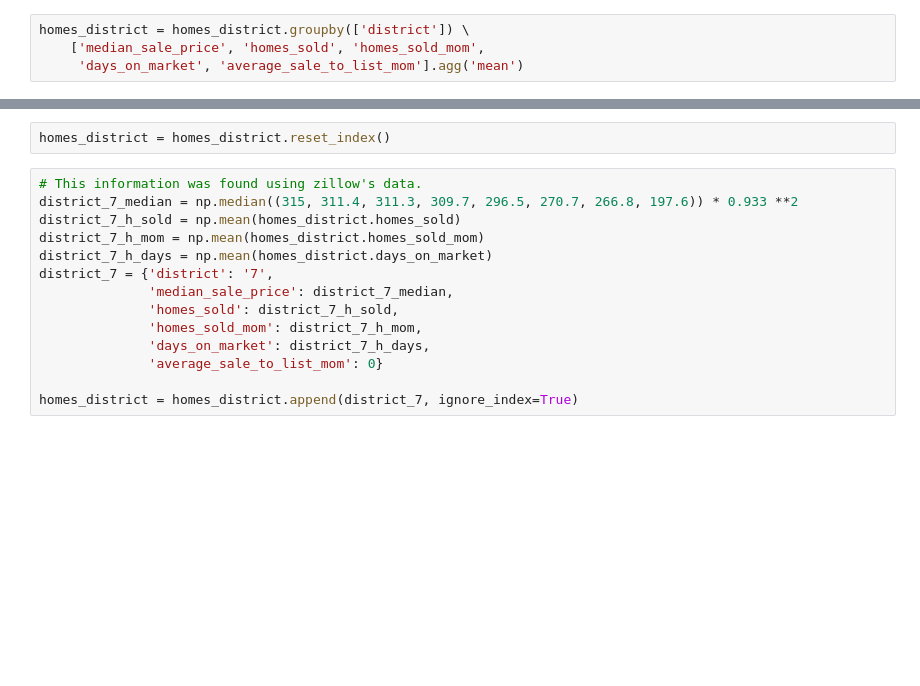
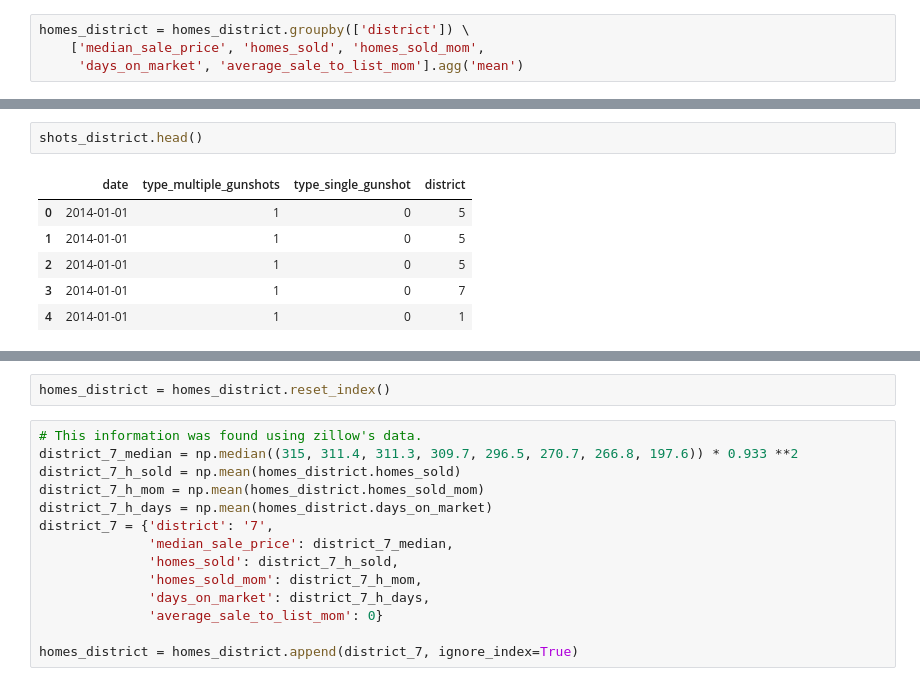
Before and after one commit to haoapple/The_Lab_DC_client_project, a Jupyter notebook: 03.Feature Engineering.ipynb, the cells around one changed output, grey strips where cells are left out. Saved outputs shown, nothing was run; the diff lists cells and outputs as text; blank space fills up the shorter version.

```diff
--- a/03.Feature Engineering.ipynb
+++ b/03.Feature Engineering.ipynb
@@ -120,0 +131,9 @@ homes_district = homes_district.groupby(['district']) \
+# %%
+shots_district.head()
+# %% [output]
+|  | date | type_multiple_gunshots | type_single_gunshot | district |
+| 0 | 2014-01-01 | 1 | 0 | 5 |
+| 1 | 2014-01-01 | 1 | 0 | 5 |
+| 2 | 2014-01-01 | 1 | 0 | 5 |
+| 3 | 2014-01-01 | 1 | 0 | 7 |
+| 4 | 2014-01-01 | 1 | 0 | 1 |
```
Also changed, not shown: parts of 14 cells of this notebook, 2 other files.
